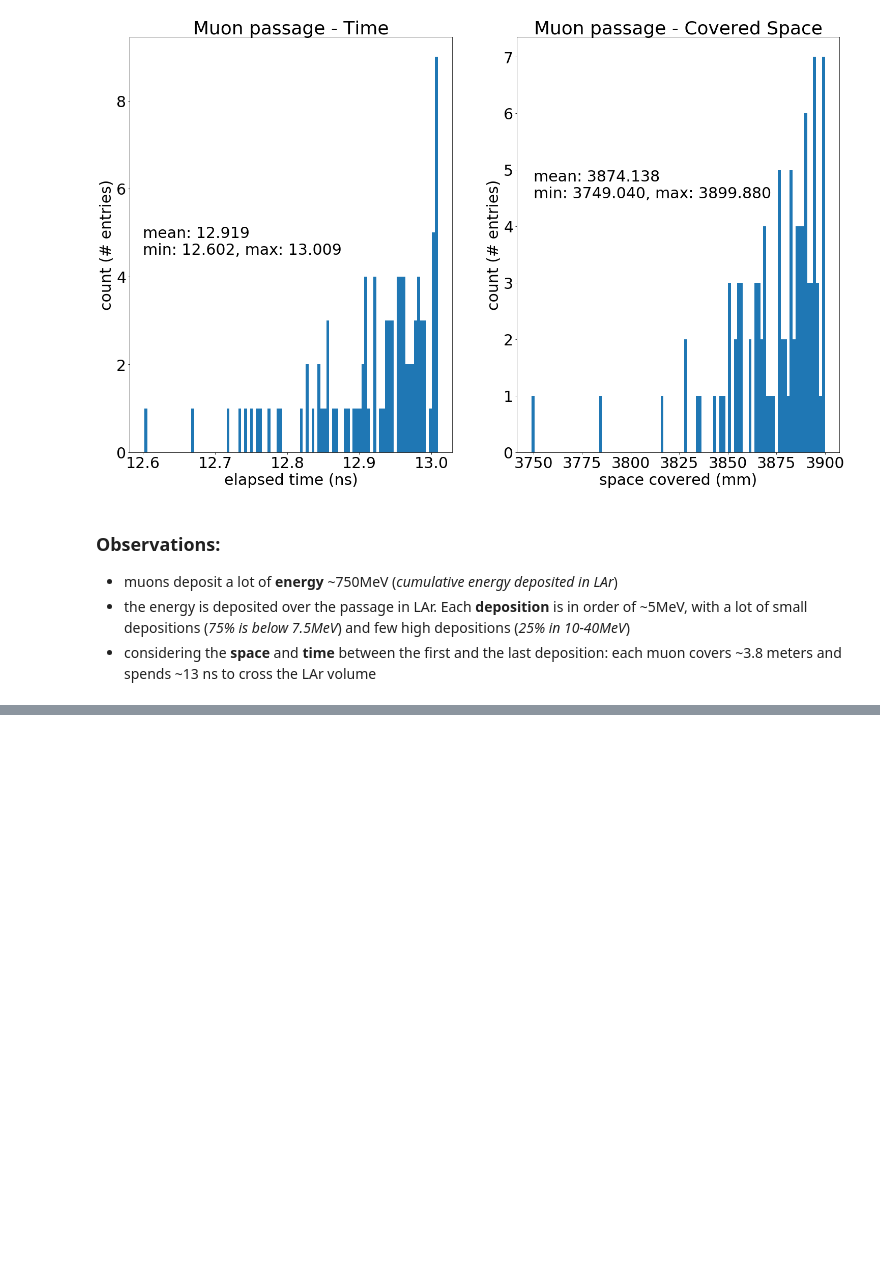
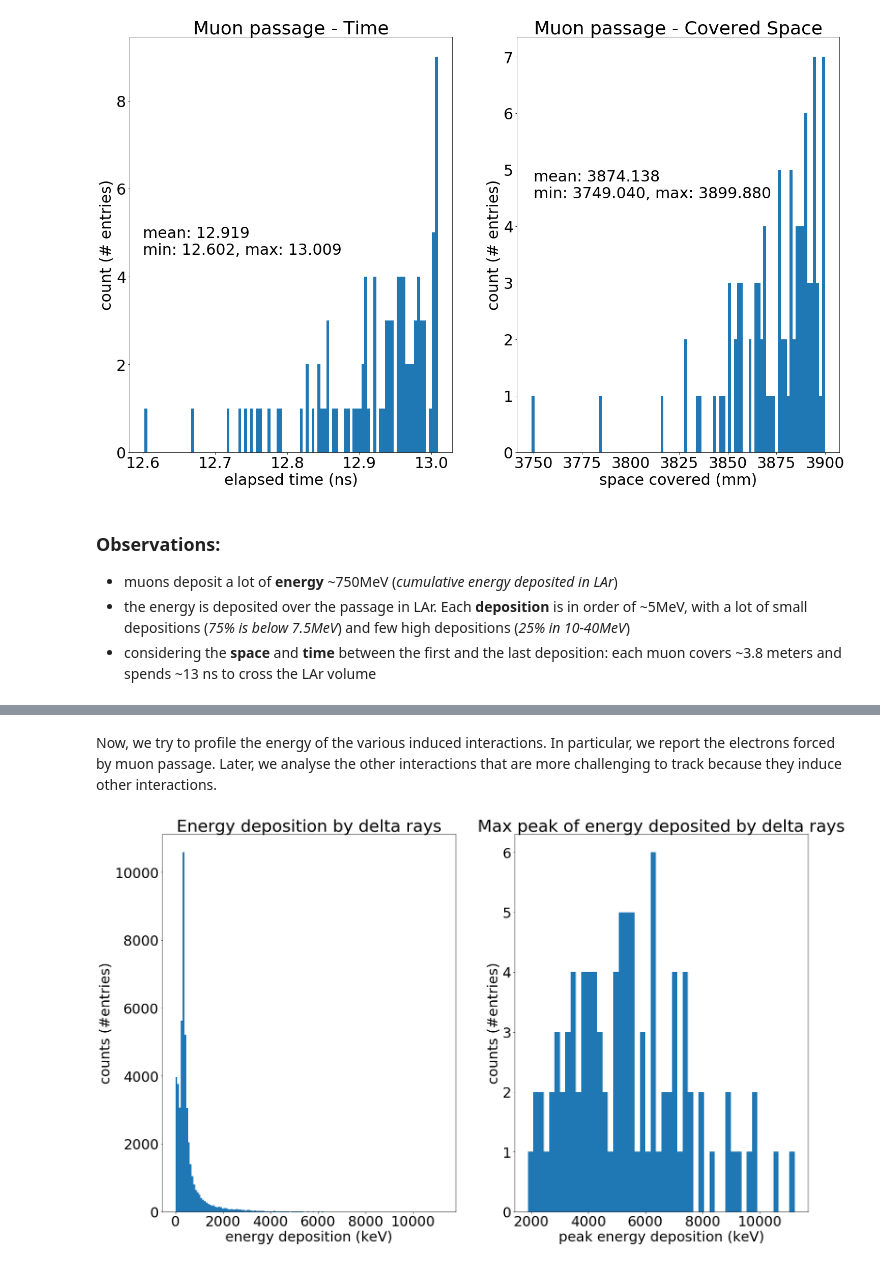
Before and after one commit to luigiberducci/ML4NP, a Jupyter notebook: Notebooks/analysis_muon_particles.ipynb, the cells around one changed output, grey strips where cells are left out. Cells and saved outputs as stored; diff of their text form; code cells hidden in the pictures; blank space fills up the shorter version.

```diff
--- a/Notebooks/analysis_muon_particles.ipynb
+++ b/Notebooks/analysis_muon_particles.ipynb
@@ -115,0 +137,20 @@ plt.show()
+# %% [markdown]
+Now, we try to profile the energy of the various induced interactions. In particular, we report the electrons forced by muon passage. Later, we analyse the other interactions that are more challenging to track because they induce other interactions.
+# %%
+df = pd.read_csv(file_path, index_col=False)[fields]
+plt.subplot(1, 2, 1)
+electrons = df[(df.ParentTrackID==1) & (df.PID==11) & (df.energydeposition>0)]
+plt.hist(electrons.energydeposition, 150)
+plt.xlabel("energy deposition (keV)")
+plt.ylabel("counts (#entries)")
+plt.title("Energy deposition by delta rays")
+
+plt.subplot(1, 2, 2)
+max_peak = electrons.groupby("eventnumber").energydeposition.max()
+plt.hist(max_peak.values, 50)
+plt.xlabel("peak energy deposition (keV)")
+plt.ylabel("counts (#entries)")
+plt.title("Max peak of energy deposited by delta rays")
+plt.show()
+# %% [output]
+[figure, added]
```
Also changed, not shown: parts of 4 cells of this notebook, 2 other files.
